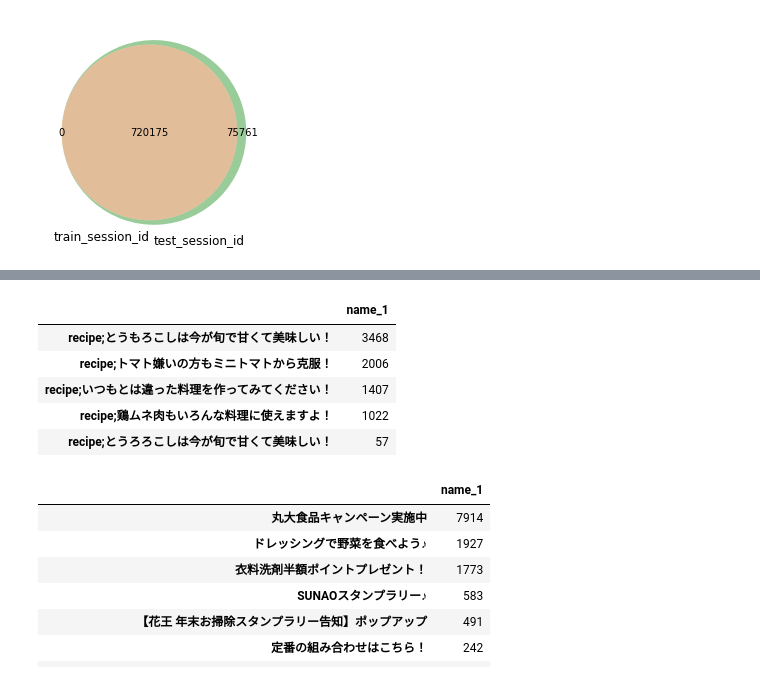
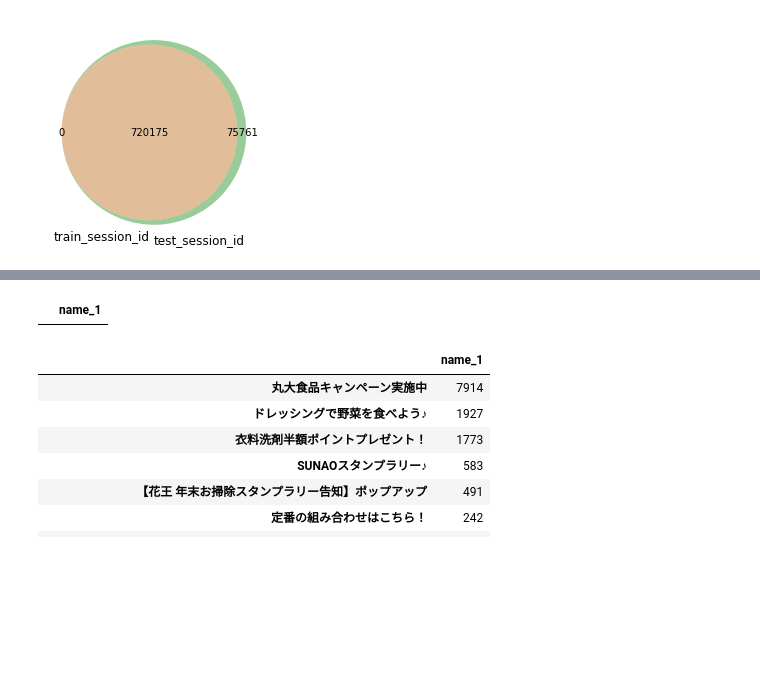
Before and after one commit to yumehara/atmacup9, a Jupyter notebook: notebooks/EDA.ipynb, the cells around one changed output, grey strips where cells are left out. Saved outputs shown, nothing was run; the diff lists cells and outputs as text; code cells hidden in the pictures; blank space fills up the shorter version.

```diff
--- a/notebooks/EDA.ipynb
+++ b/notebooks/EDA.ipynb
@@ -203,14 +223,9 @@ UUID           101556
 倍率ポイント              5
 Name: kind_1, dtype: int64
 # %%
-pd.DataFrame(cartlog[cartlog['kind_1'] =='レシピ']['name_1'].value_counts()).head(10)
+pd.DataFrame(cartlog[cartlog['kind_1'] =='使用ポイント']['name_1'].value_counts()).head(10)
 # %% [output]
 |  | name_1 |
-| recipe;とうもろこしは今が旬で甘くて美味しい！ | 3468 |
-| recipe;トマト嫌いの方もミニトマトから克服！ | 2006 |
-| recipe;いつもとは違った料理を作ってみてください！ | 1407 |
-| recipe;鶏ムネ肉もいろんな料理に使えますよ！ | 1022 |
-| recipe;とうろろこしは今が旬で甘くて美味しい！ | 57 |
 # %%
 pd.DataFrame(cartlog[cartlog['kind_1'] =='ブランドスイッチ']['name_1'].value_counts()).head(10)
 # %% [output]
```
Also changed, not shown: parts of 2 cells of this notebook, 1 other file.
